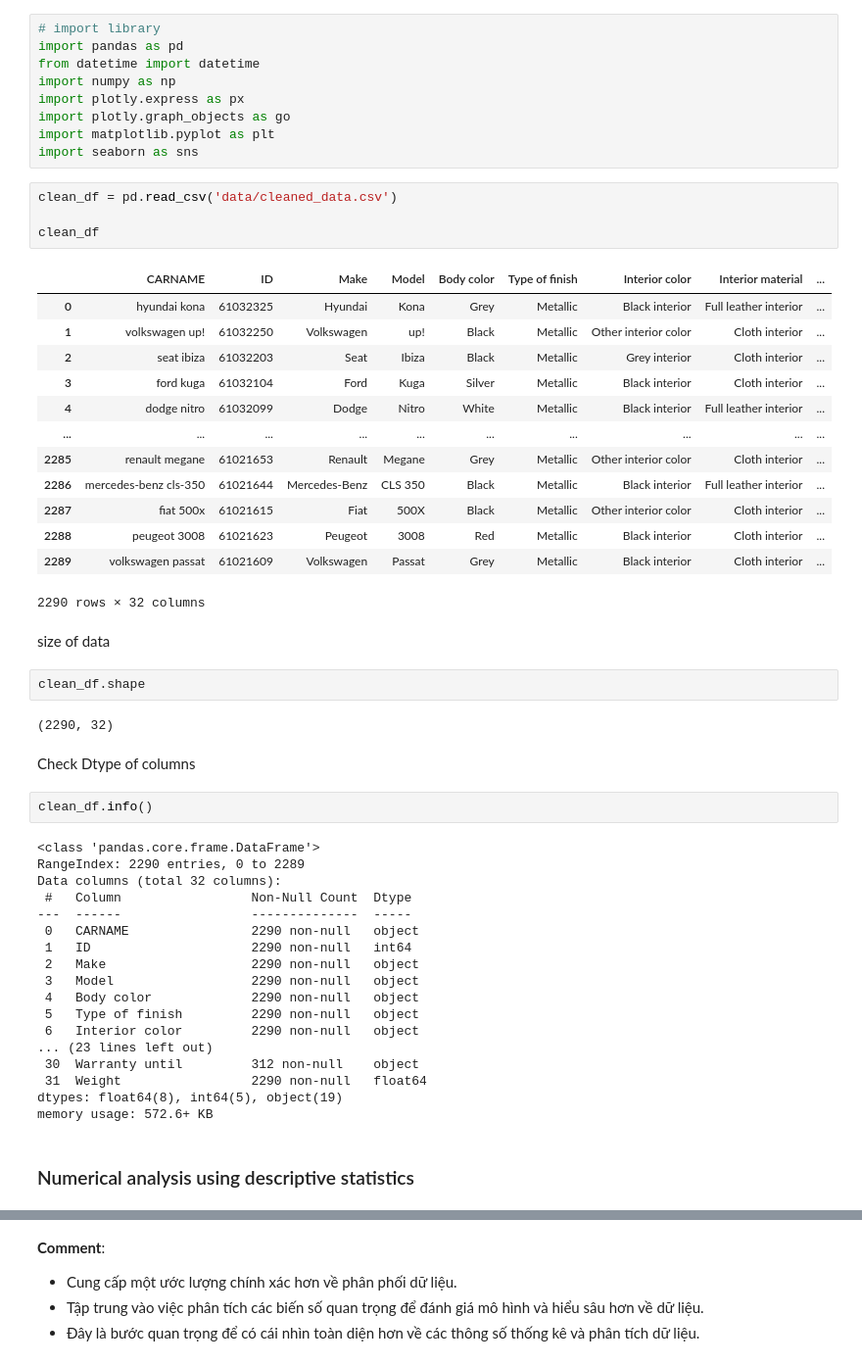
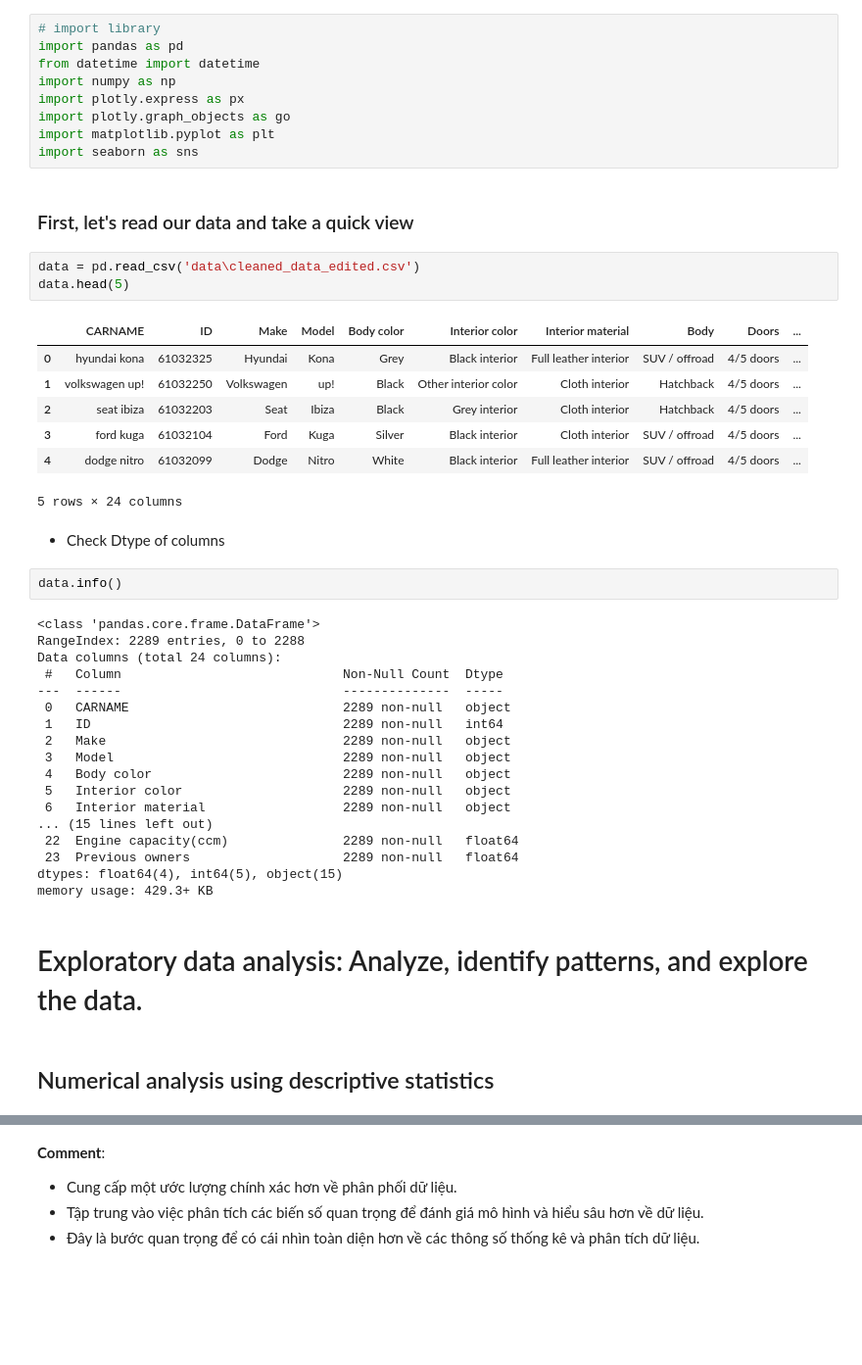
Before and after one commit to MTriNguci/DS_FINAL_PROJ, a Jupyter notebook: 3. Eda.ipynb, the cells around one changed output, grey strips where cells are left out. Shown: that part at 98% size. Drawn from its saved outputs; the diff is of its cells as text; blank space fills up the shorter version.

```diff
--- a/3. Eda.ipynb
+++ b/3. Eda.ipynb
@@ -9,54 +9,45 @@ import plotly.express as px
 import plotly.graph_objects as go
 import matplotlib.pyplot as plt
 import seaborn as sns
+# %% [markdown]
+### First, let's read our data and take a quick view
 # %%
-clean_df = pd.read_csv('data/cleaned_data.csv')
-
-clean_df
+data = pd.read_csv('data\cleaned_data_edited.csv')
+data.head(5)
 # %% [output]
-|  | CARNAME | ID | Make | Model | Body color | Type of finish | Interior color | Interior material | ... |
-| 0 | hyundai kona | 61032325 | Hyundai | Kona | Grey | Metallic | Black interior | Full leather interior | ... |
-| 1 | volkswagen up! | 61032250 | Volkswagen | up! | Black | Metallic | Other interior color | Cloth interior | ... |
-| 2 | seat ibiza | 61032203 | Seat | Ibiza | Black | Metallic | Grey interior | Cloth interior | ... |
-| 3 | ford kuga | 61032104 | Ford | Kuga | Silver | Metallic | Black interior | Cloth interior | ... |
-| 4 | dodge nitro | 61032099 | Dodge | Nitro | White | Metallic | Black interior | Full leather interior | ... |
-| ... | ... | ... | ... | ... | ... | ... | ... | ... | ... |
-| 2285 | renault megane | 61021653 | Renault | Megane | Grey | Metallic | Other interior color | Cloth interior | ... |
-| 2286 | mercedes-benz cls-350 | 61021644 | Mercedes-Benz | CLS 350 | Black | Metallic | Black interior | Full leather interior | ... |
-| 2287 | fiat 500x | 61021615 | Fiat | 500X | Black | Metallic | Other interior color | Cloth interior | ... |
-| 2288 | peugeot 3008 | 61021623 | Peugeot | 3008 | Red | Metallic | Black interior | Cloth interior | ... |
-| 2289 | volkswagen passat | 61021609 | Volkswagen | Passat | Grey | Metallic | Black interior | Cloth interior | ... |
+|  | CARNAME | ID | Make | Model | Body color | Interior color | Interior material | Body | Doors | ... |
+| 0 | hyundai kona | 61032325 | Hyundai | Kona | Grey | Black interior | Full leather interior | SUV / offroad | 4/5 doors | ... |
+| 1 | volkswagen up! | 61032250 | Volkswagen | up! | Black | Other interior color | Cloth interior | Hatchback | 4/5 doors | ... |
+| 2 | seat ibiza | 61032203 | Seat | Ibiza | Black | Grey interior | Cloth interior | Hatchback | 4/5 doors | ... |
+| 3 | ford kuga | 61032104 | Ford | Kuga | Silver | Black interior | Cloth interior | SUV / offroad | 4/5 doors | ... |
+| 4 | dodge nitro | 61032099 | Dodge | Nitro | White | Black interior | Full leather interior | SUV / offroad | 4/5 doors | ... |
-2290 rows × 32 columns
+5 rows × 24 columns
-# %% [markdown]
-size of data
-# %%
-clean_df.shape
-# %% [output]
-(2290, 32)
 # %% [markdown]
-Check Dtype of columns
+- Check Dtype of columns
 # %%
-clean_df.info()
+data.info()
 # %% [output]
 <class 'pandas.core.frame.DataFrame'>
-RangeIndex: 2290 entries, 0 to 2289
-Data columns (total 32 columns):
- #   Column                 Non-Null Count  Dtype
----  ------                 --------------  -----
- 0   CARNAME                2290 non-null   object
- 1   ID                     2290 non-null   int64
- 2   Make                   2290 non-null   object
- 3   Model                  2290 non-null   object
- 4   Body color             2290 non-null   object
- 5   Type of finish         2290 non-null   object
- 6   Interior color         2290 non-null   object
-... (23 lines left out)
- 30  Warranty until         312 non-null    object
- 31  Weight                 2290 non-null   float64
-dtypes: float64(8), int64(5), object(19)
-memory usage: 572.6+ KB
+RangeIndex: 2289 entries, 0 to 2288
+Data columns (total 24 columns):
+ #   Column                             Non-Null Count  Dtype
+---  ------                             --------------  -----
+ 0   CARNAME                            2289 non-null   object
+ 1   ID                                 2289 non-null   int64
+ 2   Make                               2289 non-null   object
+ 3   Model                              2289 non-null   object
+ 4   Body color                         2289 non-null   object
+ 5   Interior color                     2289 non-null   object
+ 6   Interior material                  2289 non-null   object
+... (15 lines left out)
+ 22  Engine capacity(ccm)               2289 non-null   float64
+ 23  Previous owners                    2289 non-null   float64
+dtypes: float64(4), int64(5), object(15)
+memory usage: 429.3+ KB
+# %% [markdown]
+# Exploratory data analysis: Analyze, identify patterns, and explore the data.
 # %% [markdown]
-### Numerical analysis using descriptive statistics
+##  Numerical analysis using descriptive statistics
 # %% [markdown]
 Descriptive statistics show the characteristics of numerical features. It shows us the information such as:
 - The mean (and you can go further with advanced techiques as Arithmetic mean, Geometric mean, Harmonic mean)
```
Also changed, not shown: parts of 32 cells of this notebook.
